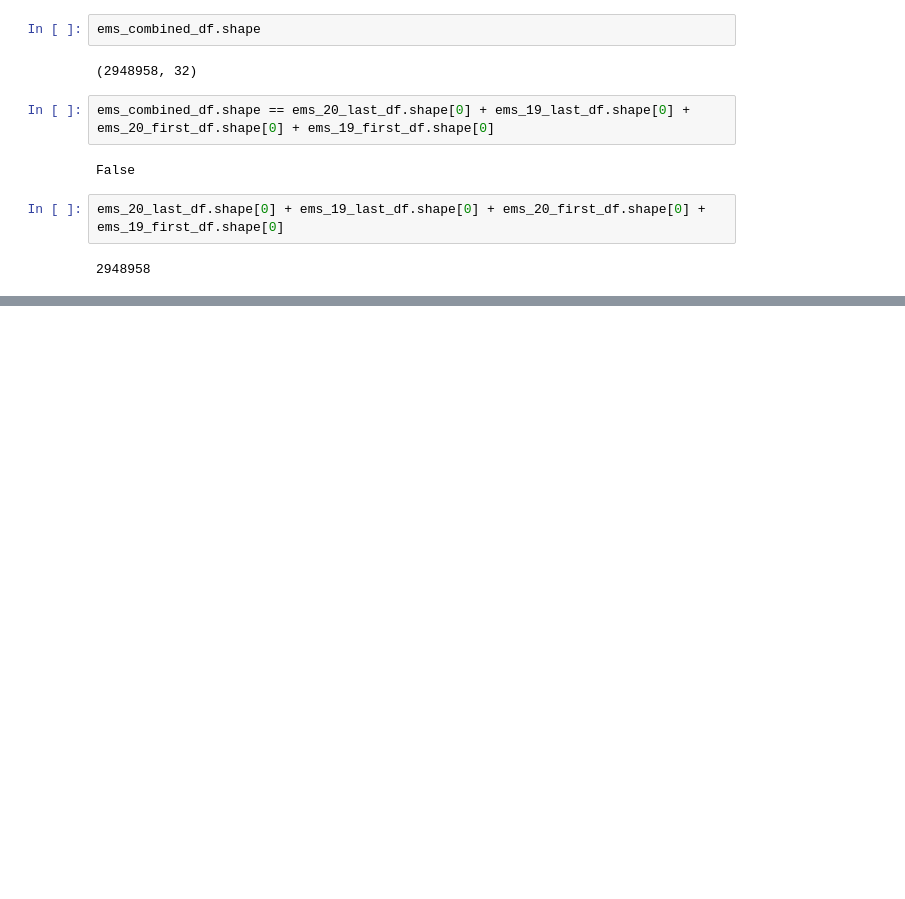
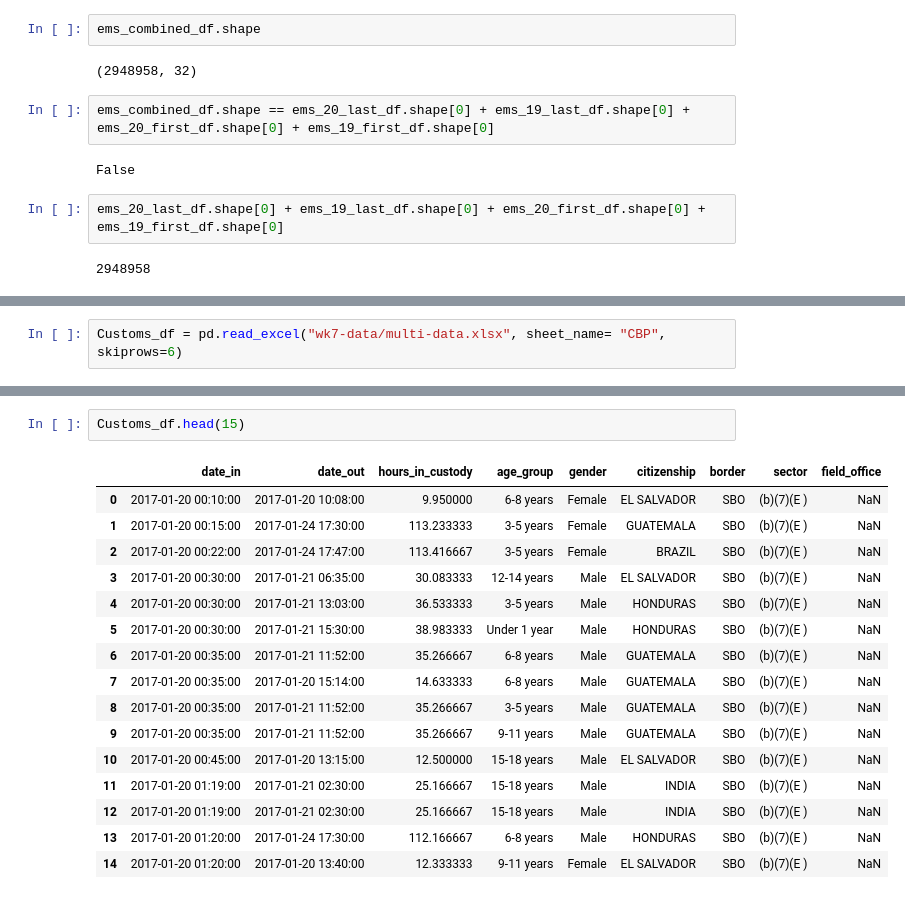
Before and after one commit to briannamonsanto/homework-week-7, a Jupyter notebook: homework.ipynb, the cells around one changed output, grey strips where cells are left out. Drawn from its saved outputs; the diff is of its cells as text; blank space fills up the shorter version.

```diff
--- a/homework.ipynb
+++ b/homework.ipynb
@@ -267,0 +276,2 @@ ems_20_last_df.shape[0] + ems_19_last_df.shape[0] + ems_20_first_df.shape[0] + e
+# %%
+Customs_df = pd.read_excel("wk7-data/multi-data.xlsx", sheet_name= "CBP", skiprows=6)
@@ -267,0 +294,19 @@ ems_20_last_df.shape[0] + ems_19_last_df.shape[0] + ems_20_first_df.shape[0] + e
+# %%
+Customs_df.head(15)
+# %% [output]
+|  | date_in | date_out | hours_in_custody | age_group | gender | citizenship | border | sector | field_office |
+| 0 | 2017-01-20 00:10:00 | 2017-01-20 10:08:00 | 9.950000 | 6-8 years | Female | EL SALVADOR | SBO | (b)(7)(E ) | NaN |
+| 1 | 2017-01-20 00:15:00 | 2017-01-24 17:30:00 | 113.233333 | 3-5 years | Female | GUATEMALA | SBO | (b)(7)(E ) | NaN |
+| 2 | 2017-01-20 00:22:00 | 2017-01-24 17:47:00 | 113.416667 | 3-5 years | Female | BRAZIL | SBO | (b)(7)(E ) | NaN |
+| 3 | 2017-01-20 00:30:00 | 2017-01-21 06:35:00 | 30.083333 | 12-14 years | Male | EL SALVADOR | SBO | (b)(7)(E ) | NaN |
+| 4 | 2017-01-20 00:30:00 | 2017-01-21 13:03:00 | 36.533333 | 3-5 years | Male | HONDURAS | SBO | (b)(7)(E ) | NaN |
+| 5 | 2017-01-20 00:30:00 | 2017-01-21 15:30:00 | 38.983333 | Under 1 year | Male | HONDURAS | SBO | (b)(7)(E ) | NaN |
+| 6 | 2017-01-20 00:35:00 | 2017-01-21 11:52:00 | 35.266667 | 6-8 years | Male | GUATEMALA | SBO | (b)(7)(E ) | NaN |
+| 7 | 2017-01-20 00:35:00 | 2017-01-20 15:14:00 | 14.633333 | 6-8 years | Male | GUATEMALA | SBO | (b)(7)(E ) | NaN |
+| 8 | 2017-01-20 00:35:00 | 2017-01-21 11:52:00 | 35.266667 | 3-5 years | Male | GUATEMALA | SBO | (b)(7)(E ) | NaN |
+| 9 | 2017-01-20 00:35:00 | 2017-01-21 11:52:00 | 35.266667 | 9-11 years | Male | GUATEMALA | SBO | (b)(7)(E ) | NaN |
+| 10 | 2017-01-20 00:45:00 | 2017-01-20 13:15:00 | 12.500000 | 15-18 years | Male | EL SALVADOR | SBO | (b)(7)(E ) | NaN |
+| 11 | 2017-01-20 01:19:00 | 2017-01-21 02:30:00 | 25.166667 | 15-18 years | Male | INDIA | SBO | (b)(7)(E ) | NaN |
+| 12 | 2017-01-20 01:19:00 | 2017-01-21 02:30:00 | 25.166667 | 15-18 years | Male | INDIA | SBO | (b)(7)(E ) | NaN |
+| 13 | 2017-01-20 01:20:00 | 2017-01-24 17:30:00 | 112.166667 | 6-8 years | Male | HONDURAS | SBO | (b)(7)(E ) | NaN |
+| 14 | 2017-01-20 01:20:00 | 2017-01-20 13:40:00 | 12.333333 | 9-11 years | Female | EL SALVADOR | SBO | (b)(7)(E ) | NaN |
```
Also changed, not shown: parts of 4 cells of this notebook.
